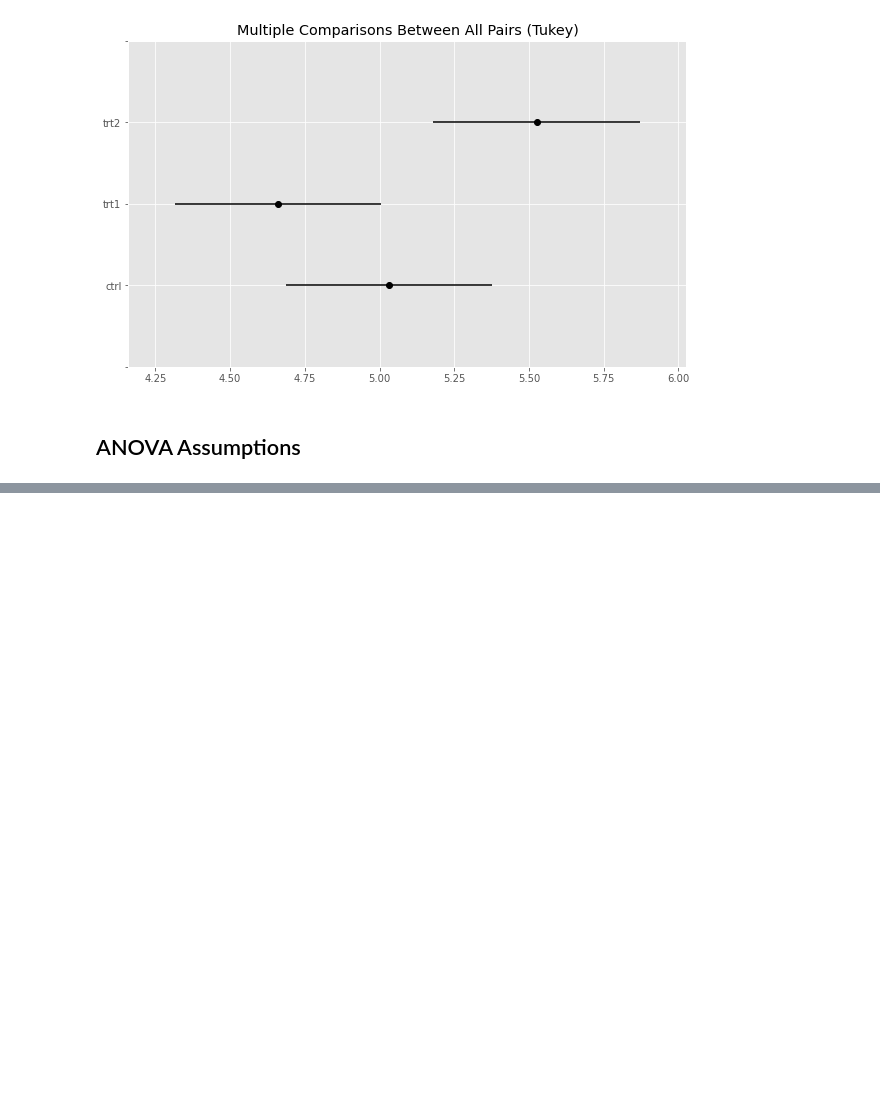
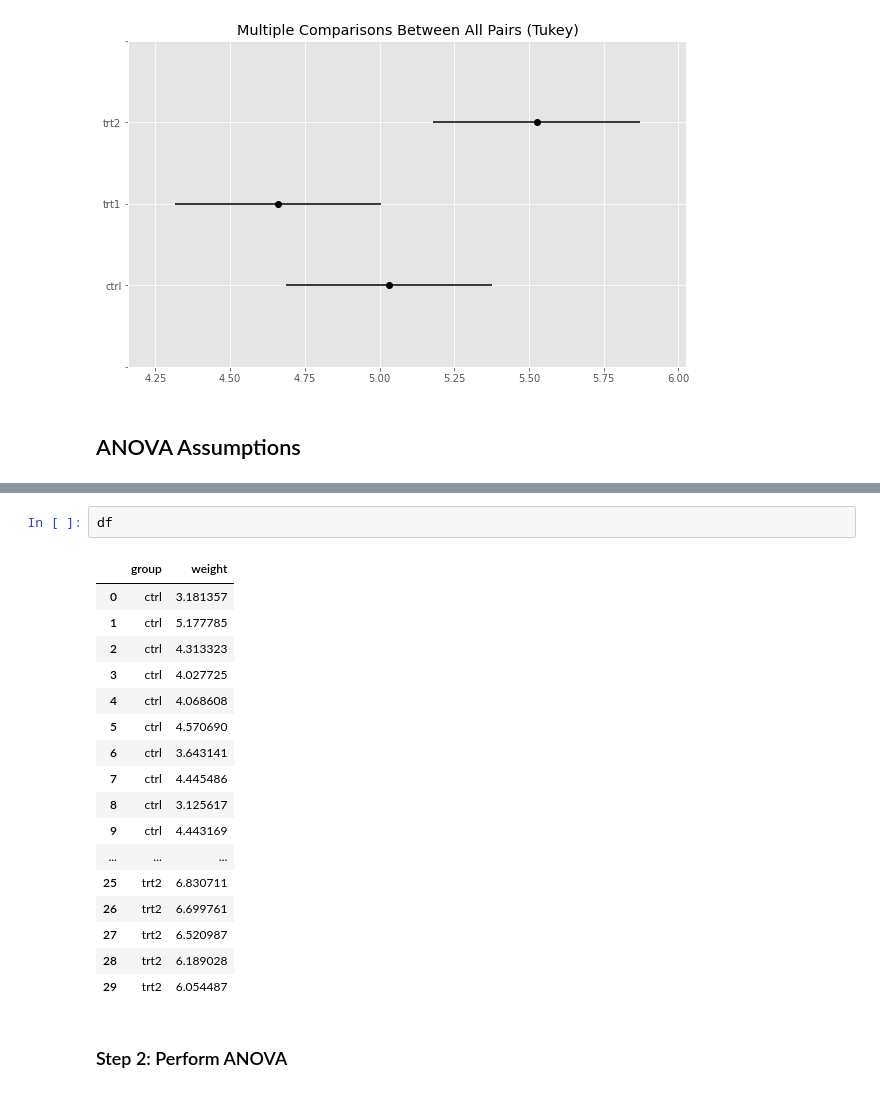
Before and after one commit to Samjean2020/applied_statistics24_25, a Jupyter notebook: project.ipynb, the cells around one changed output, grey strips where cells are left out. Saved outputs shown, nothing was run; the diff lists cells and outputs as text; blank space fills up the shorter version.

```diff
--- a/project.ipynb
+++ b/project.ipynb
@@ -1067,0 +1305,22 @@ group1 group2 meandiff p-adj   lower  upper  reject
+# %%
+df
+# %% [output]
+|  | group | weight |
+| 0 | ctrl | 3.181357 |
+| 1 | ctrl | 5.177785 |
+| 2 | ctrl | 4.313323 |
+| 3 | ctrl | 4.027725 |
+| 4 | ctrl | 4.068608 |
+| 5 | ctrl | 4.570690 |
+| 6 | ctrl | 3.643141 |
+| 7 | ctrl | 4.445486 |
+| 8 | ctrl | 3.125617 |
+| 9 | ctrl | 4.443169 |
+| ... | ... | ... |
+| 25 | trt2 | 6.830711 |
+| 26 | trt2 | 6.699761 |
+| 27 | trt2 | 6.520987 |
+| 28 | trt2 | 6.189028 |
+| 29 | trt2 | 6.054487 |
+# %% [markdown]
+### Step 2: Perform ANOVA
```
Also changed, not shown: parts of 95 cells of this notebook.
